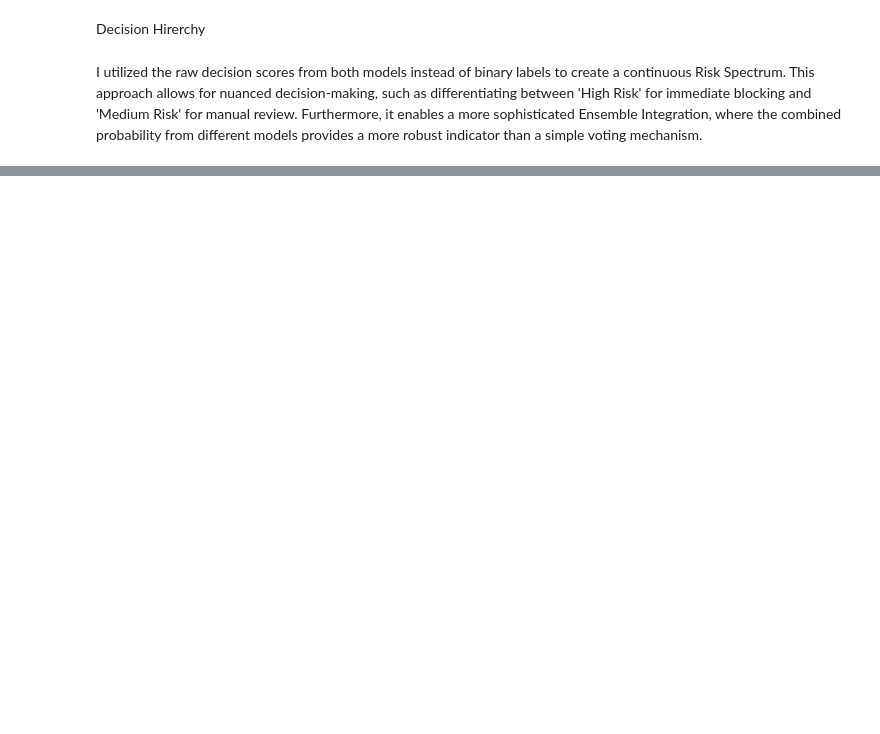
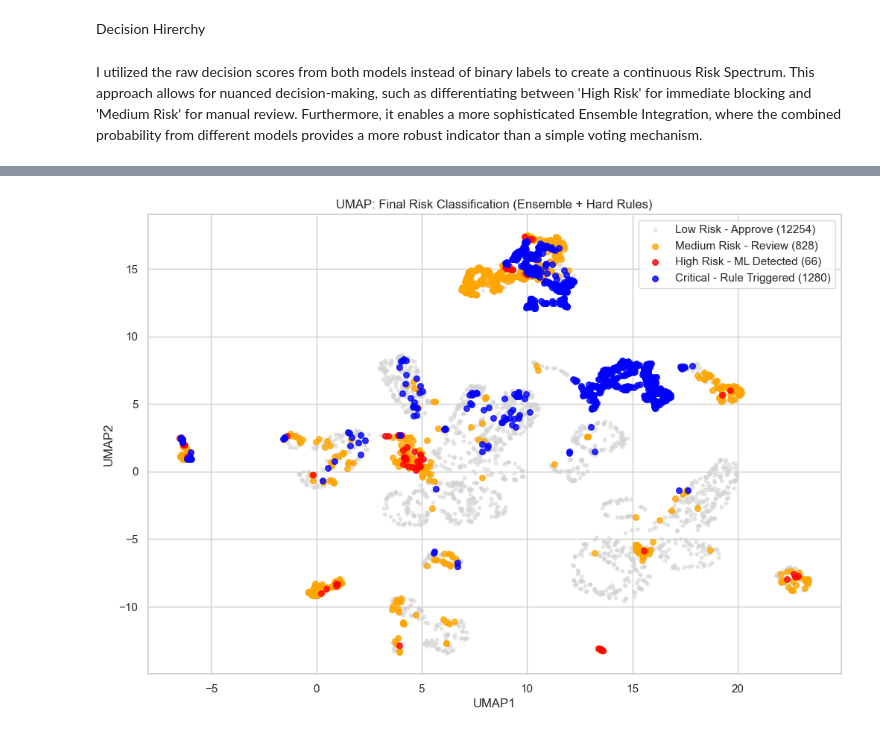
Before and after one commit to yaelmagen/fraud-detection, a Jupyter notebook: Nuvei_fraud.ipynb, the cells around one changed output, grey strips where cells are left out. Cells and saved outputs as stored; diff of their text form; code cells hidden in the pictures; blank space fills up the shorter version.

```diff
--- a/Nuvei_fraud.ipynb
+++ b/Nuvei_fraud.ipynb
@@ -1041,7 +1023,7 @@ Diagnostic PCA identified isolated clusters (Brazilian transactions via Merchant
 # %% [markdown]
 **False Negatives Analysis**
 # %%
-test_df['anomaly_score'] = pipeline.named_steps['model'].decision_function(X_proc)
+test_df['anomaly_score'] = pipeline.named_steps['model'].decision_function(X_test_proc)
 
 test_df['anomaly_percentile'] = test_df['anomaly_score'].rank(pct=True) * 100
 
@@ -1274,0 +1316,38 @@ By integrating both, the system provides a dual-lens detection engine that is se
+# %%
+import umap
+
+# UMAP reduction
+reducer = umap.UMAP(n_neighbors=30, min_dist=0.3, metric='euclidean', random_state=42)
+umap_results = reducer.fit_transform(X_scaled)
+
+umap_df = pd.DataFrame(umap_results, columns=['UMAP1', 'UMAP2'])
+umap_df['final_action'] = test_df['final_action'].values
+
+# Color map & plot order
+color_map = {
+  'Low Risk - Approve': 'lightgrey',
+  'Medium Risk - Review': 'orange',
+  'High Risk - ML Detected': 'red',
+  'Critical - Rule Triggered': 'blue'
+}
+plot_order = ['Low Risk - Approve', 'Medium Risk - Review', 'High Risk - ML Detected', 'Critical - Rule Triggered']
+
+plt.figure(figsize=(12, 8))
+
+for label in plot_order:
+  subset = umap_df[umap_df['final_action'] == label]
+  # Sample normal points for cleaner plot
+  if label == 'Low Risk - Approve':
+    subset = subset.sample(n=min(2000, len(subset)), random_state=42)
+  plt.scatter(subset['UMAP1'], subset['UMAP2'],
+              c=color_map[label], label=f'{label} ({len(umap_df[umap_df["final_action"] == label])})',
+              alpha=0.5 if label == 'Low Risk - Approve' else 0.8,
+              s=10 if label == 'Low Risk - Approve' else 30)
+
+plt.title('UMAP: Final Risk Classification (Ensemble + Hard Rules)')
+plt.xlabel('UMAP1')
+plt.ylabel('UMAP2')
+plt.legend(loc='best')
+plt.show()
+# %% [output]
+[figure, added]
```
Also changed, not shown: parts of 94 cells of this notebook.
